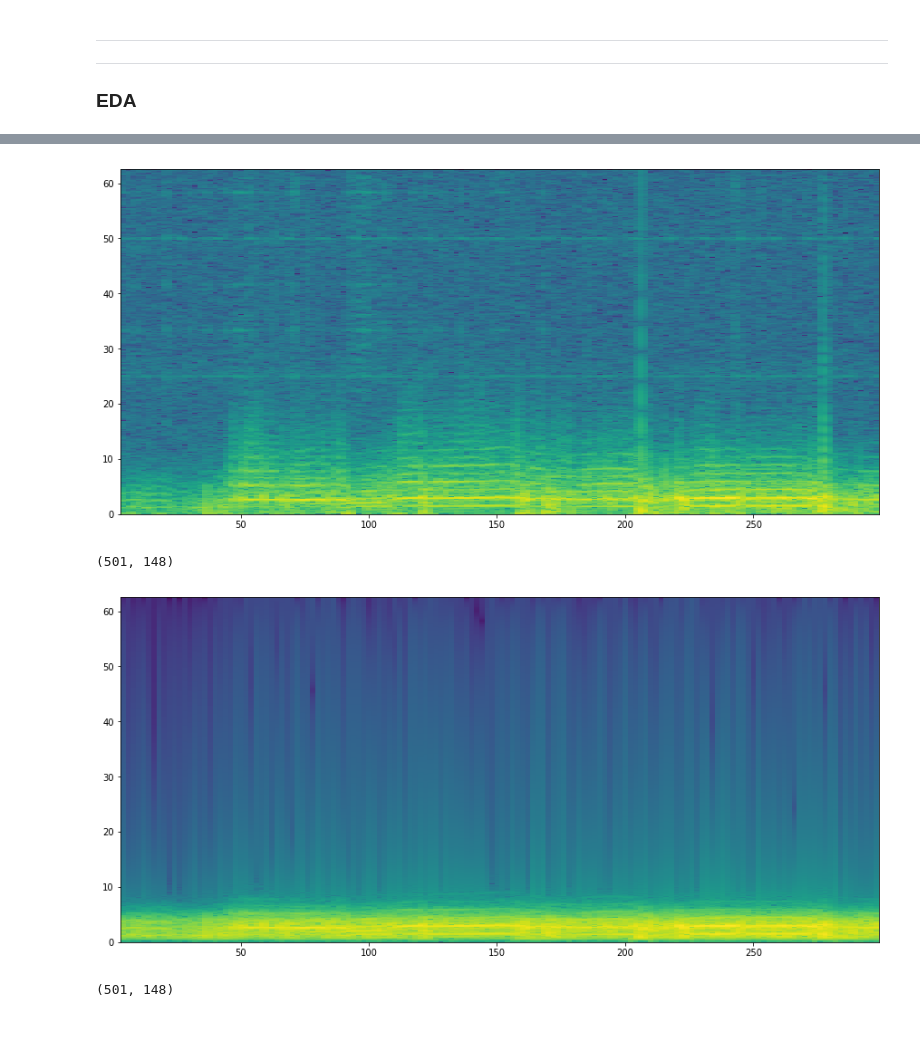
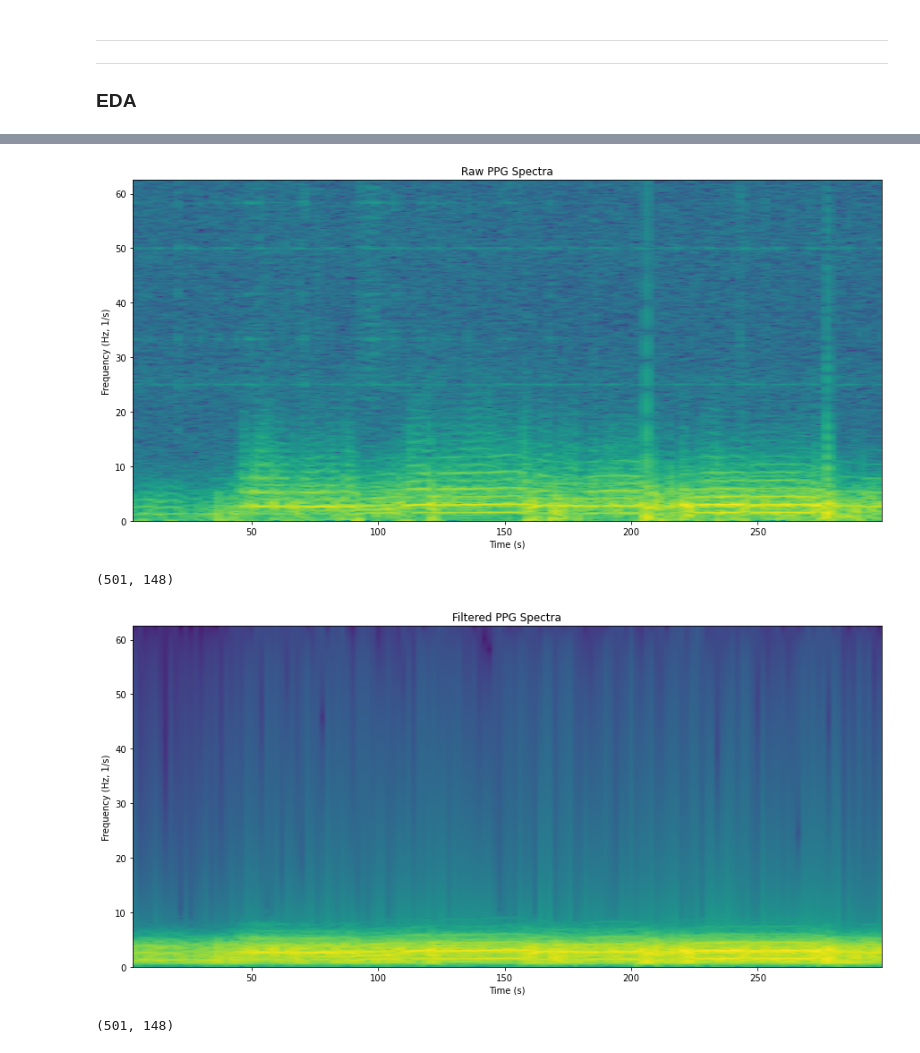
Before and after one commit to ElliotY-ML/Heart_Rate_Estimation_PPG_Acc, a Jupyter notebook: Part I Pulse Rate Algorithm/pulse_rate_EY_completed.ipynb, the cells around one changed output, grey strips where cells are left out. Drawn from its saved outputs; the diff is of its cells as text; code cells hidden in the pictures.

```diff
--- a/Part I Pulse Rate Algorithm/pulse_rate_EY_completed.ipynb
+++ b/Part I Pulse Rate Algorithm/pulse_rate_EY_completed.ipynb
@@ -386,8 +389,12 @@ filtered_ppg = BandpassFilter(ppg)
 # %%
 plt.figure(figsize=(15,7))
 ppg_specs, ppg_freqs,_,ppg_im = plt.specgram(ppg, NFFT = fs*8, Fs=fs, noverlap=fs*6)
+plt.title("Raw PPG Spectra")
+plt.xlabel("Time (s)")
+plt.ylabel("Frequency (Hz, 1/s)")
+plt.show()
 # %% [output]
-[figure, old version]
+[figure, new version]
 # %%
 ppg_specs.shape
 # %% [output]
@@ -395,8 +402,12 @@ ppg_specs.shape
 # %%
 plt.figure(figsize=(15,7))
 filt_ppg_specs, filt_ppg_freqs,_,filt_ppg_im = plt.specgram(filtered_ppg, NFFT = fs*8, Fs=fs, noverlap=fs*6)
+plt.title("Filtered PPG Spectra")
+plt.xlabel("Time (s)")
+plt.ylabel("Frequency (Hz, 1/s)")
+plt.show()
 # %% [output]
-[figure, old version]
+[figure, new version]
 # %%
 filt_ppg_specs.shape
 # %% [output]
```
Also changed, not shown: parts of 5 cells of this notebook.
